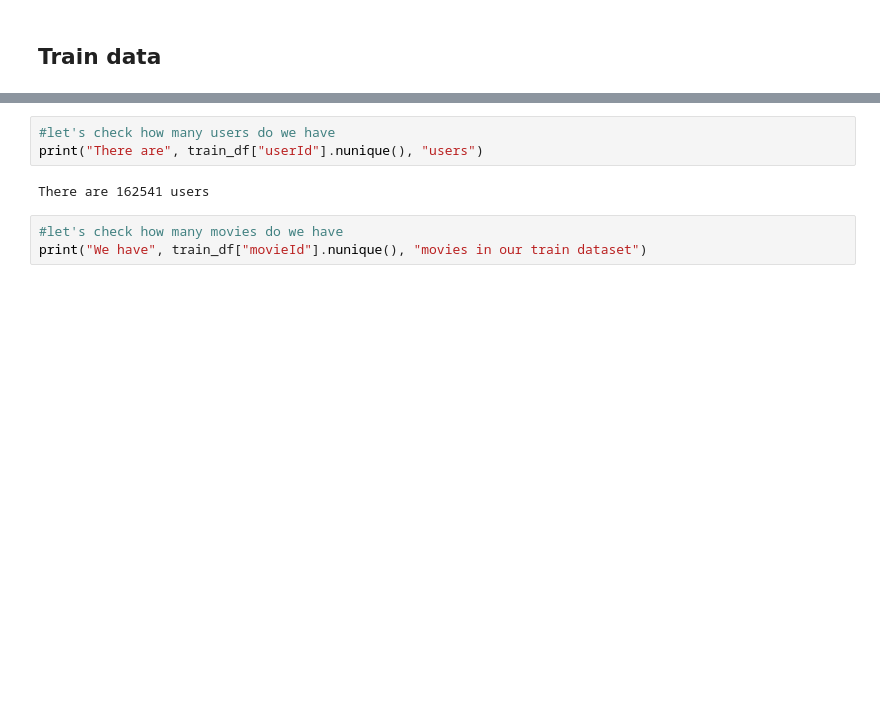
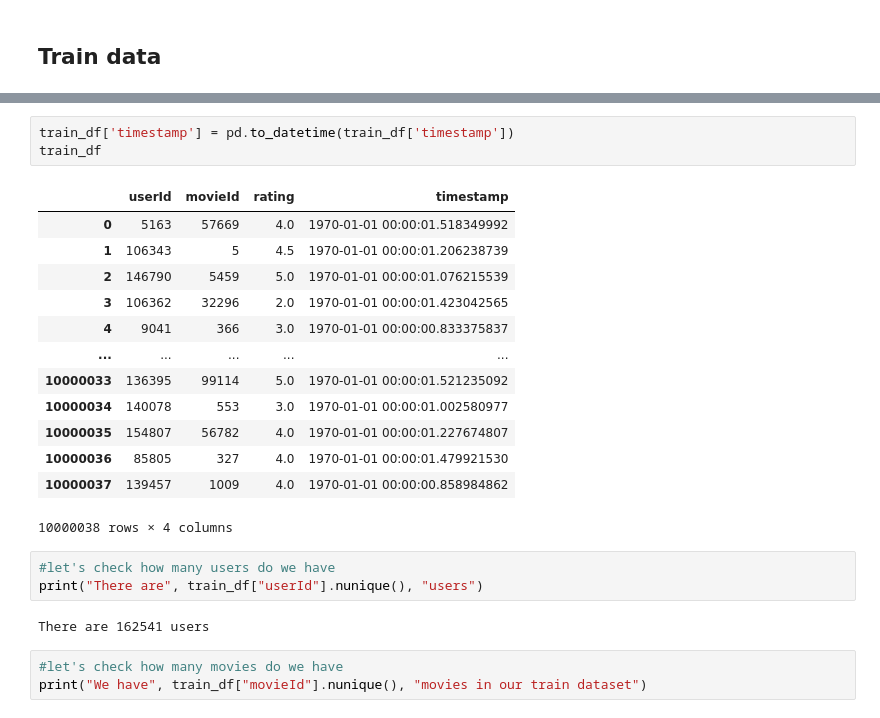
Before and after one commit to Mutiso-ac/Unsupervised-Predict-TeamBM5-2023, a Jupyter notebook: TeamBM5_Unsup_Learning_Notebbok.ipynb, the cells around one changed output, grey strips where cells are left out. Saved outputs shown, nothing was run; the diff lists cells and outputs as text; blank space fills up the shorter version.

```diff
--- a/TeamBM5_Unsup_Learning_Notebbok.ipynb
+++ b/TeamBM5_Unsup_Learning_Notebbok.ipynb
@@ -145,3 +170,20 @@ train_df
+# %%
+train_df['timestamp'] = pd.to_datetime(train_df['timestamp'])
+train_df
+# %% [output]
+|  | userId | movieId | rating | timestamp |
+| 0 | 5163 | 57669 | 4.0 | 1970-01-01 00:00:01.518349992 |
+| 1 | 106343 | 5 | 4.5 | 1970-01-01 00:00:01.206238739 |
+| 2 | 146790 | 5459 | 5.0 | 1970-01-01 00:00:01.076215539 |
+| 3 | 106362 | 32296 | 2.0 | 1970-01-01 00:00:01.423042565 |
+| 4 | 9041 | 366 | 3.0 | 1970-01-01 00:00:00.833375837 |
+| ... | ... | ... | ... | ... |
+| 10000033 | 136395 | 99114 | 5.0 | 1970-01-01 00:00:01.521235092 |
+| 10000034 | 140078 | 553 | 3.0 | 1970-01-01 00:00:01.002580977 |
+| 10000035 | 154807 | 56782 | 4.0 | 1970-01-01 00:00:01.227674807 |
+| 10000036 | 85805 | 327 | 4.0 | 1970-01-01 00:00:01.479921530 |
+| 10000037 | 139457 | 1009 | 4.0 | 1970-01-01 00:00:00.858984862 |
+10000038 rows × 4 columns
 # %%
 #let's check how many users do we have
 print("There are", train_df["userId"].nunique(), "users")
```
Also changed, not shown: parts of 31 cells of this notebook.
